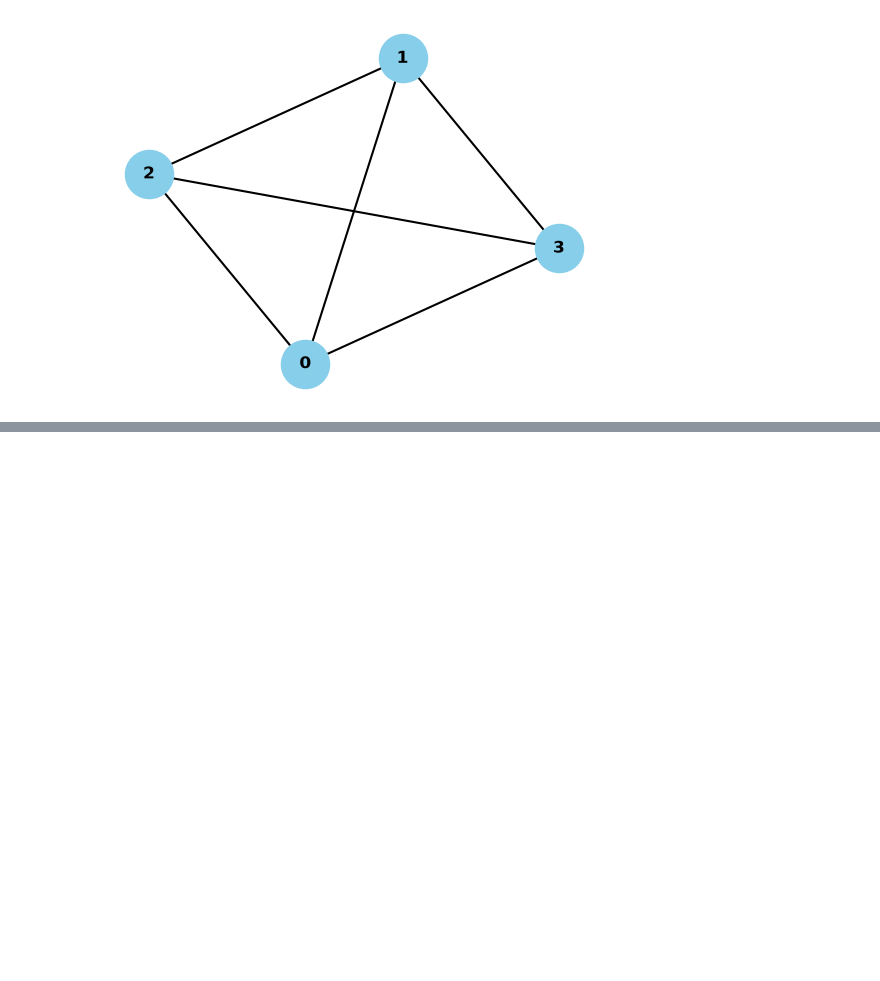
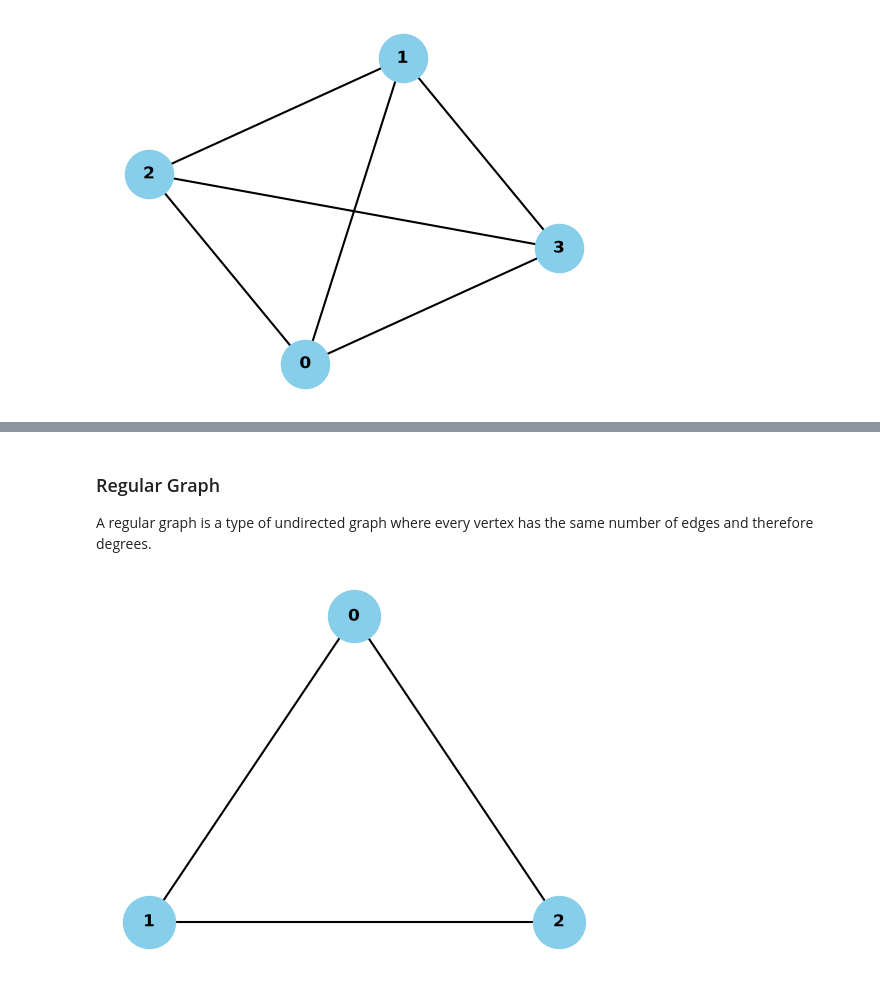
Before and after one commit to Jazzwal4980/hon498-discrete-structures-in-real-world-data, a Jupyter notebook: GROUP_REPORT_ONE/Part1_GettingToKnowGraphs_SecondHalf.ipynb, the cells around one changed output, grey strips where cells are left out. Cells and saved outputs as stored; diff of their text form; code cells hidden in the pictures; blank space fills up the shorter version.

```diff
--- a/GROUP_REPORT_ONE/Part1_GettingToKnowGraphs_SecondHalf.ipynb
+++ b/GROUP_REPORT_ONE/Part1_GettingToKnowGraphs_SecondHalf.ipynb
@@ -1384,0 +1440,18 @@ As previously mentioned, an Unweighted Graph is a graphw here each edge is treat
+# %% [markdown]
+### Regular Graph
+A regular graph is a type of undirected graph where every vertex has the same number of edges and therefore degrees.
+# %%
+import matplotlib.pyplot as plt
+import networkx as nx
+
+# 3-vertex triangle (2-regular graph)
+G = nx.cycle_graph(3)
+pos = {0: (0, 1), 1: (-0.866, -0.5), 2: (0.866, -0.5)}
+
+nx.draw_networkx(
+    G, pos, node_color="#87CEEB", node_size=1400, font_weight="bold", width=1.5
+)
+plt.axis("off")
+plt.show()
+# %% [output]
+[figure, added]
```
Also changed, not shown: parts of 14 cells of this notebook.
